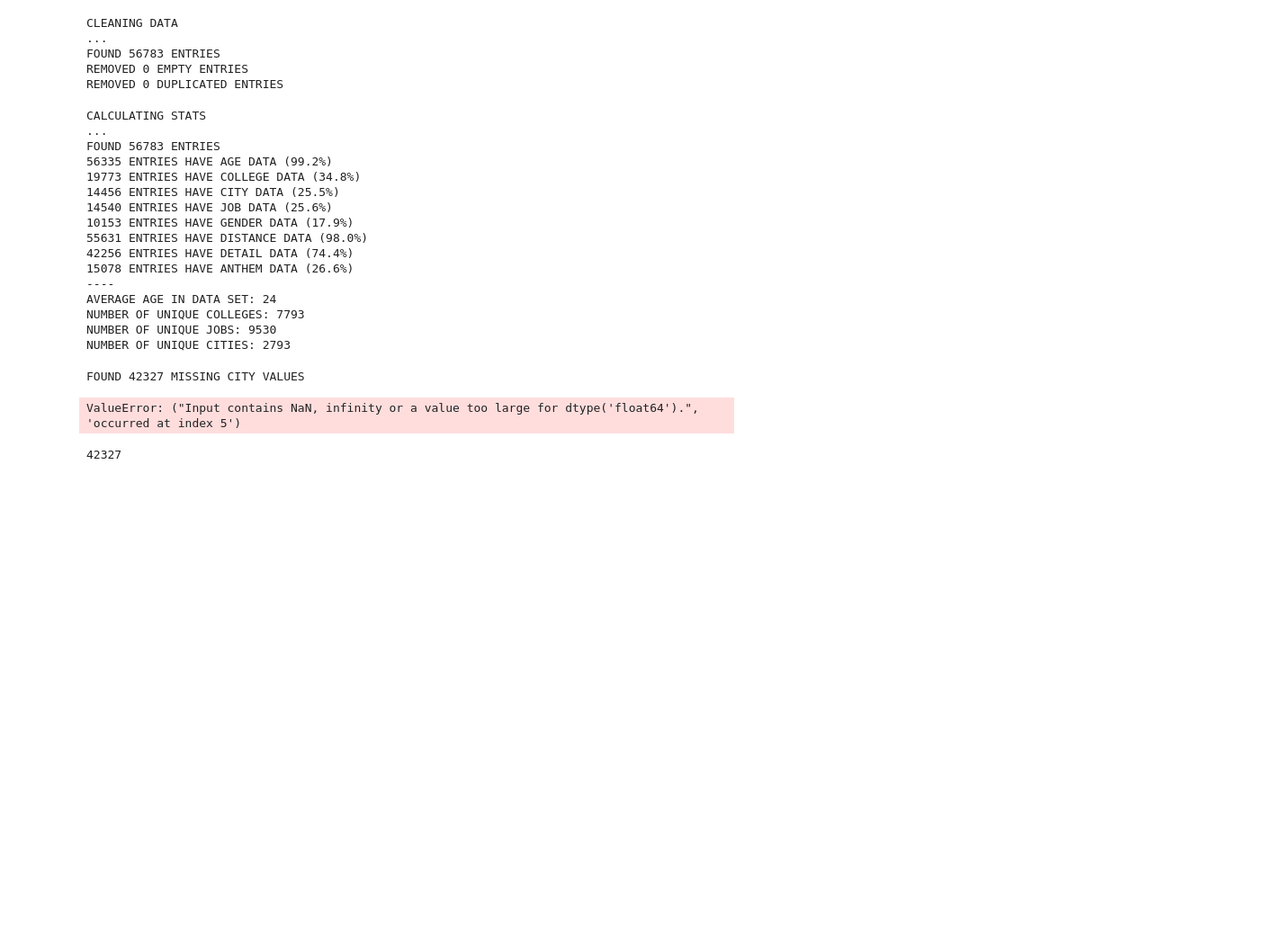
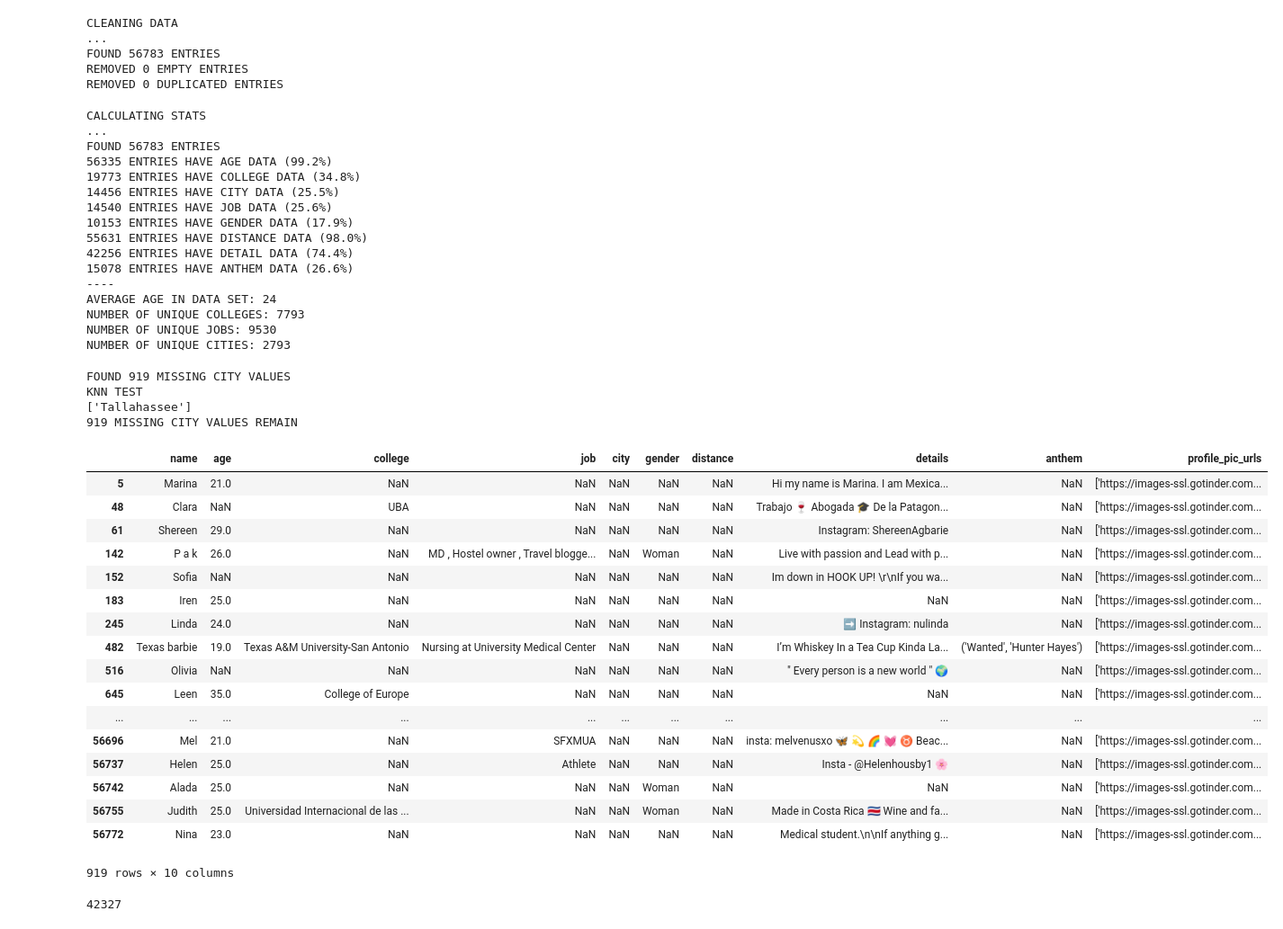
Before and after one commit to mdhwang/tinderbot, a Jupyter notebook: CITIES KNN TEST.ipynb, the cells around one changed output. Shown at 90% size. Saved outputs shown, nothing was run; the diff lists cells and outputs as text; code cells hidden in the pictures; blank space fills up the shorter version.

Commit message:
finished city missing value script and location addition"

```diff
--- a/CITIES KNN TEST.ipynb
+++ b/CITIES KNN TEST.ipynb
@@ -34,11 +35,72 @@ AVERAGE AGE IN DATA SET: 24
 NUMBER OF UNIQUE COLLEGES: 7793
 NUMBER OF UNIQUE JOBS: 9530
 NUMBER OF UNIQUE CITIES: 2793
+# %%
+def fill_city(series,city_list,KNN_model):
+    if type(series.city)==float and ~np.isnan(series.distance):
+        try:
+            city = np.random.choice(city_list[series.distance],1, replace=True)[0]
+        except:
+            if ~np.isnan(series.distance):
+                city = KNN_model.predict(np.array([[series.distance]]))[0]
+            else:
+                city = float('nan')
+    else:
+        city = series.city
+    return city
+# %%
+def fill_missing_cities(data):
+    '''
+    Use Numpy Random Choice to fill in missing cities based on others in same distance
+    '''
+    num = data.city.isna().sum()
+    print("FOUND {} MISSING CITY VALUES".format(num))
+    filtered = data[-data.city.isna()].copy()
+    filtered = filtered[-filtered.distance.isna()]
+    city_list = {}
+    for each in filtered.distance.unique():
+        city_list[each] = list(filtered[filtered.distance == each].city)
+
+    #KNN for remaining values:
+    X = np.array(list(filtered.distance)).reshape(-1,1)
+    y = np.array(list(filtered.city))
+    KNN_City = KNeighborsClassifier(n_neighbors=10).fit(X,y)
+    print("KNN TEST")
+    print(KNN_City.predict([[1981.0]]))
+
+    data.city = data.apply(lambda x: fill_city(x,city_list,KNN_City), axis =1)
+    new_num = data.city.isna().sum()
+    print("{} MISSING CITY VALUES REMAIN".format(new_num))
+
+    return data
 # %%
 df = fill_missing_cities(df)
 # %% [output]
-FOUND 42327 MISSING CITY VALUES
+FOUND 919 MISSING CITY VALUES
+KNN TEST
+['Tallahassee']
+919 MISSING CITY VALUES REMAIN
-ValueError: ("Input contains NaN, infinity or a value too large for dtype('float64').", 'occurred at index 5')
+# %%
+df[df.city.isna()]
+# %% [output]
+|  | name | age | college | job | city | gender | distance | details | anthem | profile_pic_urls |
+| 5 | Marina | 21.0 | NaN | NaN | NaN | NaN | NaN | Hi my name is Marina. I am Mexica... | NaN | ['https://images-ssl.gotinder.com... |
+| 48 | Clara | NaN | UBA | NaN | NaN | NaN | NaN | Trabajo 🍷 Abogada 🎓 De la Patagon... | NaN | ['https://images-ssl.gotinder.com... |
+| 61 | Shereen | 29.0 | NaN | NaN | NaN | NaN | NaN | Instagram: ShereenAgbarie | NaN | ['https://images-ssl.gotinder.com... |
+| 142 | P a k | 26.0 | NaN | MD , Hostel owner , Travel blogge... | NaN | Woman | NaN | Live with passion and Lead with p... | NaN | ['https://images-ssl.gotinder.com... |
+| 152 | Sofia | NaN | NaN | NaN | NaN | NaN | NaN | Im down in HOOK UP! \r\nIf you wa... | NaN | ['https://images-ssl.gotinder.com... |
+| 183 | Iren | 25.0 | NaN | NaN | NaN | NaN | NaN | NaN | NaN | ['https://images-ssl.gotinder.com... |
+| 245 | Linda | 24.0 | NaN | NaN | NaN | NaN | NaN | ➡️ Instagram: nulinda | NaN | ['https://images-ssl.gotinder.com... |
+| 482 | Texas barbie | 19.0 | Texas A&M University-San Antonio | Nursing at University Medical Center | NaN | NaN | NaN | I’m Whiskey In a Tea Cup Kinda La... | ('Wanted', 'Hunter Hayes') | ['https://images-ssl.gotinder.com... |
+| 516 | Olivia | NaN | NaN | NaN | NaN | NaN | NaN | " Every person is a new world " 🌍 | NaN | ['https://images-ssl.gotinder.com... |
+| 645 | Leen | 35.0 | College of Europe | NaN | NaN | NaN | NaN | NaN | NaN | ['https://images-ssl.gotinder.com... |
+| ... | ... | ... | ... | ... | ... | ... | ... | ... | ... | ... |
+| 56696 | Mel | 21.0 | NaN | SFXMUA | NaN | NaN | NaN | insta: melvenusxo 🦋 💫 🌈 💓 ♉️ Beac... | NaN | ['https://images-ssl.gotinder.com... |
+| 56737 | Helen | 25.0 | NaN | Athlete | NaN | NaN | NaN | Insta - @Helenhousby1 🌸 | NaN | ['https://images-ssl.gotinder.com... |
+| 56742 | Alada | 25.0 | NaN | NaN | NaN | Woman | NaN | NaN | NaN | ['https://images-ssl.gotinder.com... |
+| 56755 | Judith | 25.0 | Universidad Internacional de las ... | NaN | NaN | Woman | NaN | Made in Costa Rica 🇨🇷 Wine and fa... | NaN | ['https://images-ssl.gotinder.com... |
+| 56772 | Nina | 23.0 | NaN | NaN | NaN | NaN | NaN | Medical student.\n\nIf anything g... | NaN | ['https://images-ssl.gotinder.com... |
+919 rows × 10 columns
 # %%
 df.city.isna().sum()
 # %% [output]
```
Also changed, not shown: parts of 1 cell of this notebook, 2 other files.
